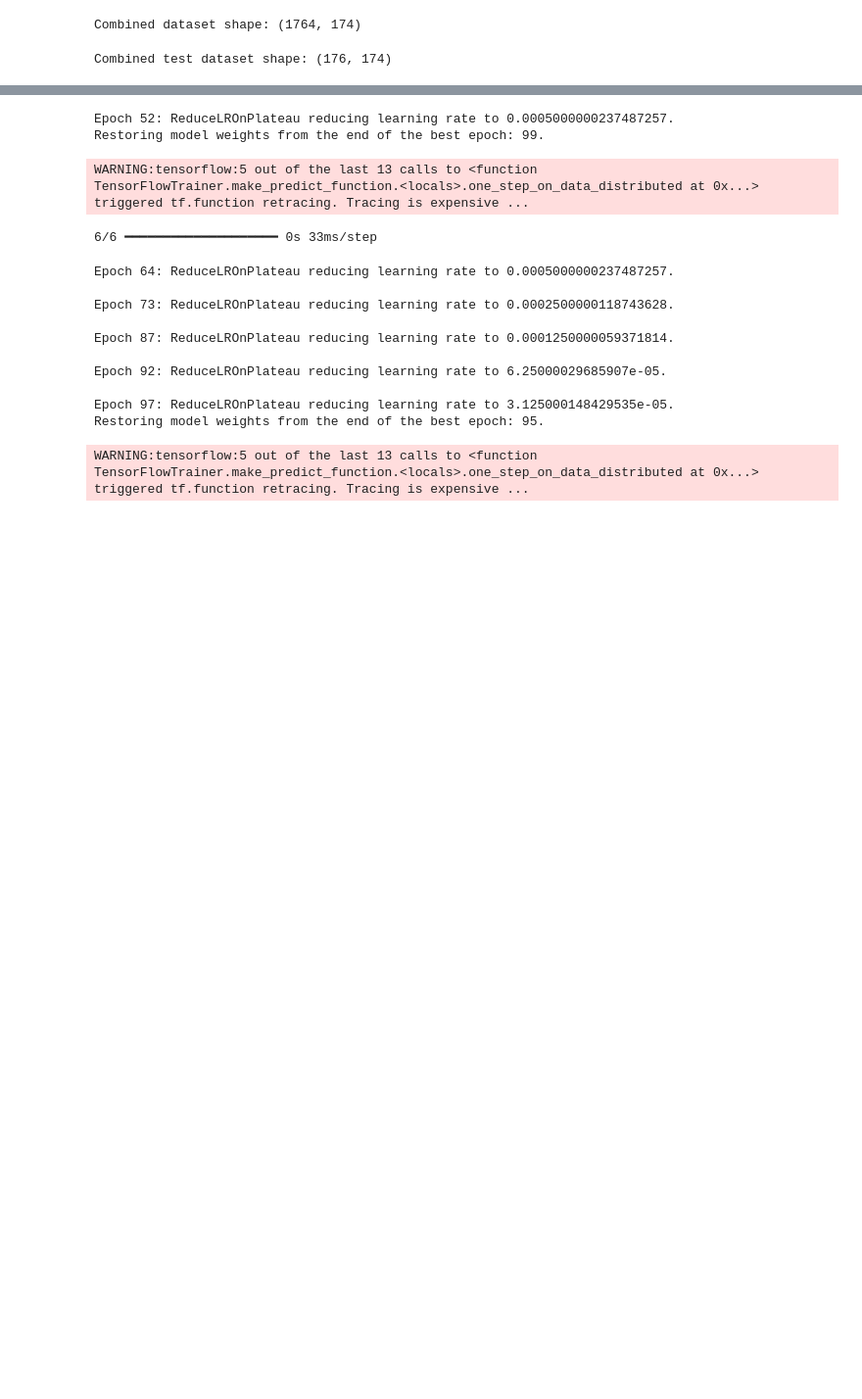
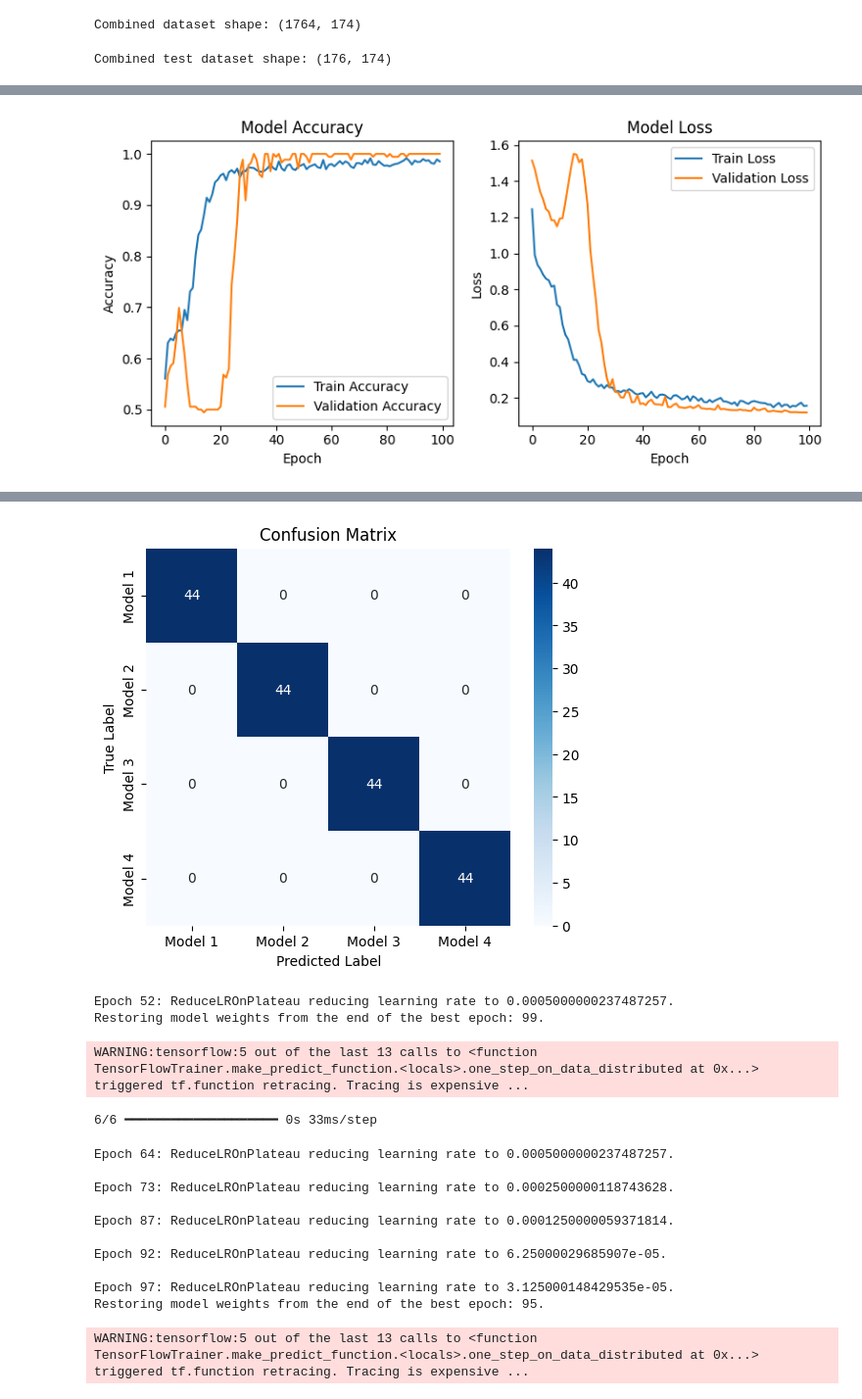
Before and after one commit to simsekergun/RingDimensionDS, a Jupyter notebook: SM_Prediction_vs_N_200.ipynb, the cells around one changed output, grey strips where cells are left out. Shown at 98% size. Cells and saved outputs as stored; diff of their text form; code cells hidden in the pictures; blank space fills up the shorter version.

```diff
--- a/SM_Prediction_vs_N_200.ipynb
+++ b/SM_Prediction_vs_N_200.ipynb
@@ -225,3 +225,78 @@ True: 1, Predicted: 1, Probabilities: [1. 0. 0. 0.]
 True: 1, Predicted: 1, Probabilities: [1. 0. 0. 0.]
 True: 1, Predicted: 1, Probabilities: [1. 0. 0. 0.]
 True: 1, Predicted: 1, Probabilities: [1. 0. 0. 0.]
+# %%
+# Plot training history
+plt.figure(figsize=(8, 4))
+
+# Accuracy plot
+plt.subplot(1, 2, 1)
+plt.plot(history.history['accuracy'], label='Train Accuracy')
+plt.plot(history.history['val_accuracy'], label='Validation Accuracy')
+plt.title('Model Accuracy')
+plt.ylabel('Accuracy')
+plt.xlabel('Epoch')
+plt.legend()
+
+# Loss plot
+plt.subplot(1, 2, 2)
+plt.plot(history.history['loss'], label='Train Loss')
+plt.plot(history.history['val_loss'], label='Validation Loss')
+plt.title('Model Loss')
+plt.ylabel('Loss')
+plt.xlabel('Epoch')
+plt.legend()
+
+plt.tight_layout()
+plt.show()
+
+# Performance table
+final_train_acc = history.history['accuracy'][-1]
+final_val_acc = history.history['val_accuracy'][-1]
+
+# Get class-wise accuracy
+from sklearn.metrics import classification_report
+y_test_true = Y_test.values
+report = classification_report(y_test_true, y_pred_classes, output_dict=True, target_names=['Model 1', 'Model 2', 'Model 3', 'Model 4'])
+
+# Create table data
+table_data = [
+    ["Dataset", "Samples", "Accuracy"],
+    ["Training", len(X_train), f"{final_train_acc:.4f}"],
+    ["Validation", len(X_test), f"{final_val_acc:.4f}"]
+]
+
+# Print formatted table
+print("\nModel Performance Summary:")
+print(tabulate(table_data, headers="firstrow", tablefmt="grid"))
+
+# Class-wise accuracy table
+class_table = []
+for i in range(4):
+    class_table.append([
+        f"Model {i+1}",
+        report[f"Model {i+1}"]["precision"],
+        report[f"Model {i+1}"]["recall"],
+        report[f"Model {i+1}"]["f1-score"],
+        report[f"Model {i+1}"]["support"]
+    ])
+
+print("\nClass-wise Performance Metrics:")
+print(tabulate(class_table,
+               headers=["Class", "Precision", "Recall", "F1-Score", "Samples"],
+               tablefmt="grid",
+               floatfmt=".4f"))
+
+# Confusion matrix visualization
+
+cm = confusion_matrix(y_test_true, y_pred_classes)
+plt.figure(figsize=(6, 5))
+sns.heatmap(cm, annot=True, fmt='d', cmap='Blues',
+            xticklabels=['Model 1', 'Model 2', 'Model 3', 'Model 4'],
+            yticklabels=['Model 1', 'Model 2', 'Model 3', 'Model 4'])
+plt.title('Confusion Matrix')
+plt.ylabel('True Label')
+plt.xlabel('Predicted Label')
+plt.show()
+# %% [output]
+[figure, added]
@@ -228,3 +320,4 @@ True: 1, Predicted: 1, Probabilities: [1. 0. 0. 0.]
+[figure, added]
 # %%
 from tensorflow.keras.regularizers import l2 as l2_reg
 
```
Also changed, not shown: parts of 3 cells of this notebook.
